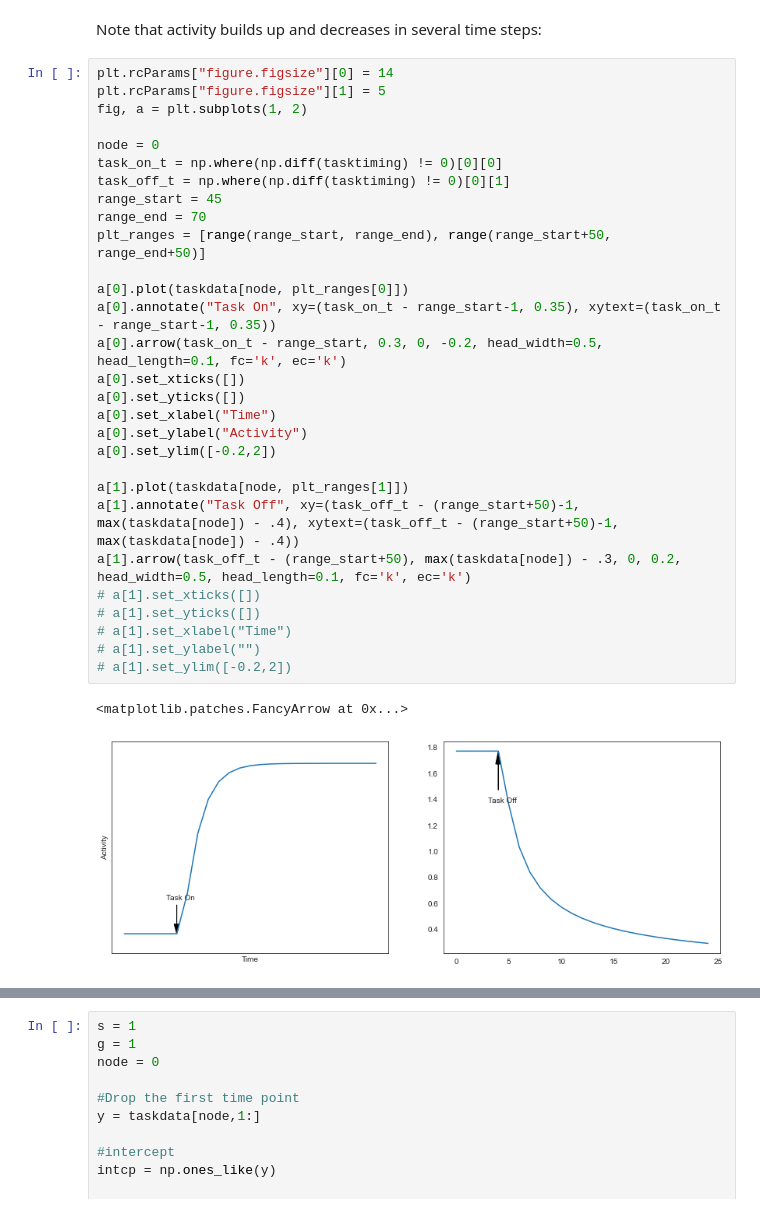
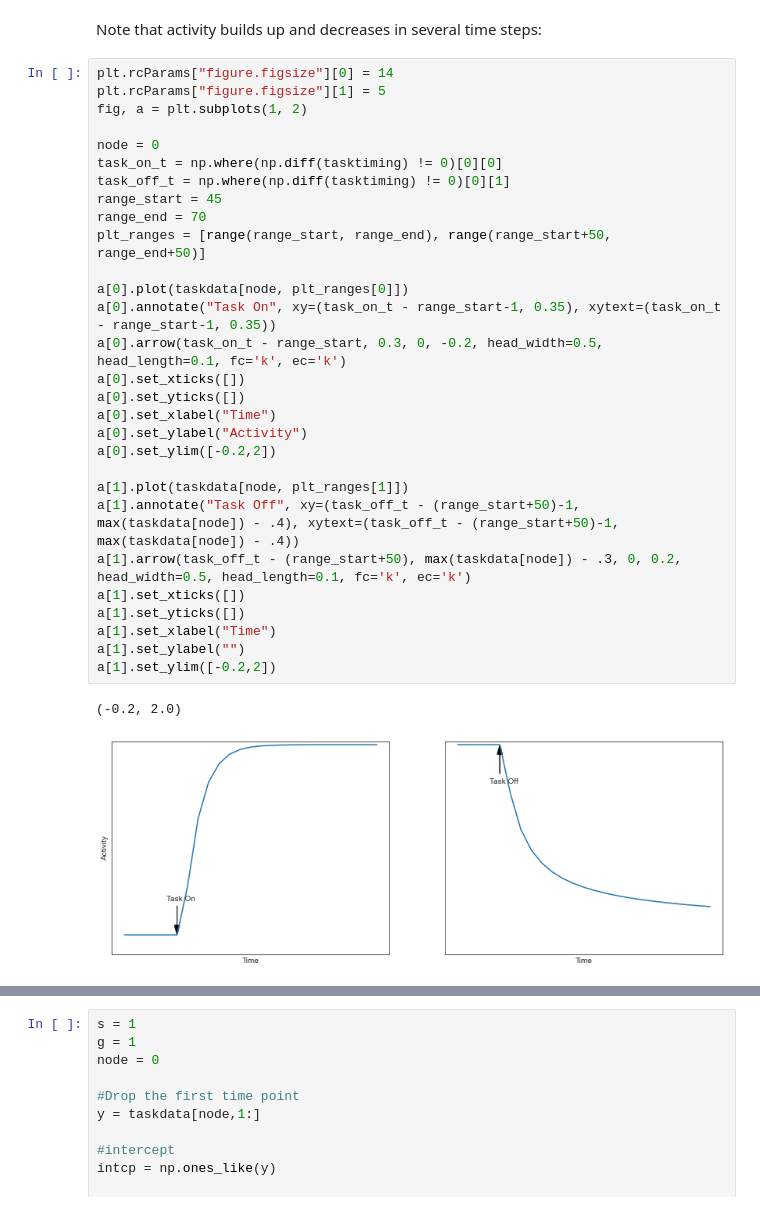
Before and after one commit to zenkavi/NeuralMassModels, a Jupyter notebook: TheoreticalResults/Zenkavi_Simulations/POC_minimal_model.ipynb, the cells around one changed output, grey strips where cells are left out. Drawn from its saved outputs; the diff is of its cells as text.

```diff
--- a/TheoreticalResults/Zenkavi_Simulations/POC_minimal_model.ipynb
+++ b/TheoreticalResults/Zenkavi_Simulations/POC_minimal_model.ipynb
@@ -142,35 +145,35 @@ Note that activity builds up and decreases in several time steps:
 # %%
 plt.rcParams["figure.figsize"][0] = 14
 plt.rcParams["figure.figsize"][1] = 5
 fig, a = plt.subplots(1, 2)
 
 node = 0
 task_on_t = np.where(np.diff(tasktiming) != 0)[0][0]
 task_off_t = np.where(np.diff(tasktiming) != 0)[0][1]
 range_start = 45
 range_end = 70
 plt_ranges = [range(range_start, range_end), range(range_start+50, range_end+50)]
 
 a[0].plot(taskdata[node, plt_ranges[0]])
 a[0].annotate("Task On", xy=(task_on_t - range_start-1, 0.35), xytext=(task_on_t - range_start-1, 0.35))
 a[0].arrow(task_on_t - range_start, 0.3, 0, -0.2, head_width=0.5, head_length=0.1, fc='k', ec='k')
 a[0].set_xticks([])
 a[0].set_yticks([])
 a[0].set_xlabel("Time")
 a[0].set_ylabel("Activity")
 a[0].set_ylim([-0.2,2])
 
 a[1].plot(taskdata[node, plt_ranges[1]])
 a[1].annotate("Task Off", xy=(task_off_t - (range_start+50)-1,  max(taskdata[node]) - .4), xytext=(task_off_t - (range_start+50)-1,  max(taskdata[node]) - .4))
 a[1].arrow(task_off_t - (range_start+50), max(taskdata[node]) - .3, 0, 0.2, head_width=0.5, head_length=0.1, fc='k', ec='k')
-# a[1].set_xticks([])
-# a[1].set_yticks([])
-# a[1].set_xlabel("Time")
-# a[1].set_ylabel("")
-# a[1].set_ylim([-0.2,2])
+a[1].set_xticks([])
+a[1].set_yticks([])
+a[1].set_xlabel("Time")
+a[1].set_ylabel("")
+a[1].set_ylim([-0.2,2])
 # %% [output]
-<matplotlib.patches.FancyArrow at 0x...>
+(-0.2, 2.0)
-[figure, old version]
+[figure, new version]
 # %% [markdown]
 # Comparison of design matrices
 
```
Also changed, not shown: parts of 12 cells of this notebook, 2 other files.
